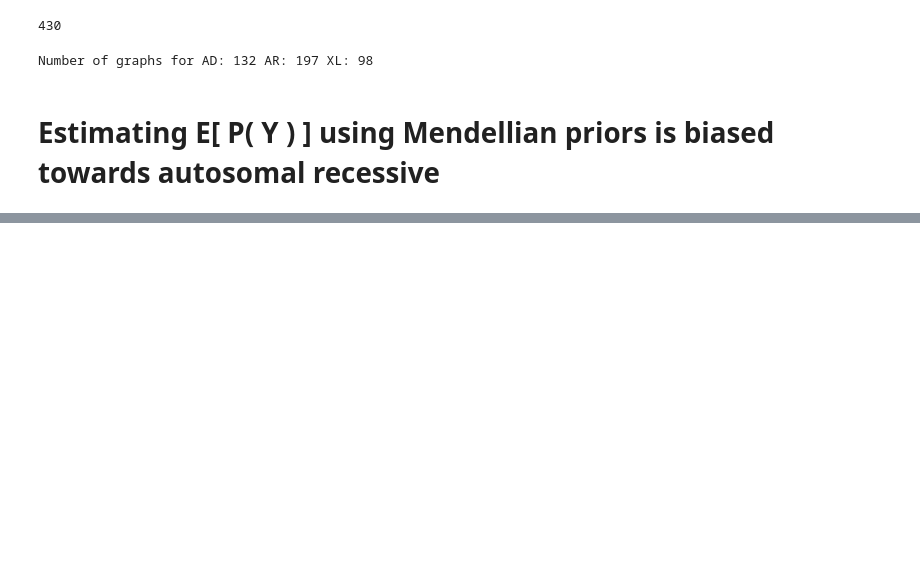
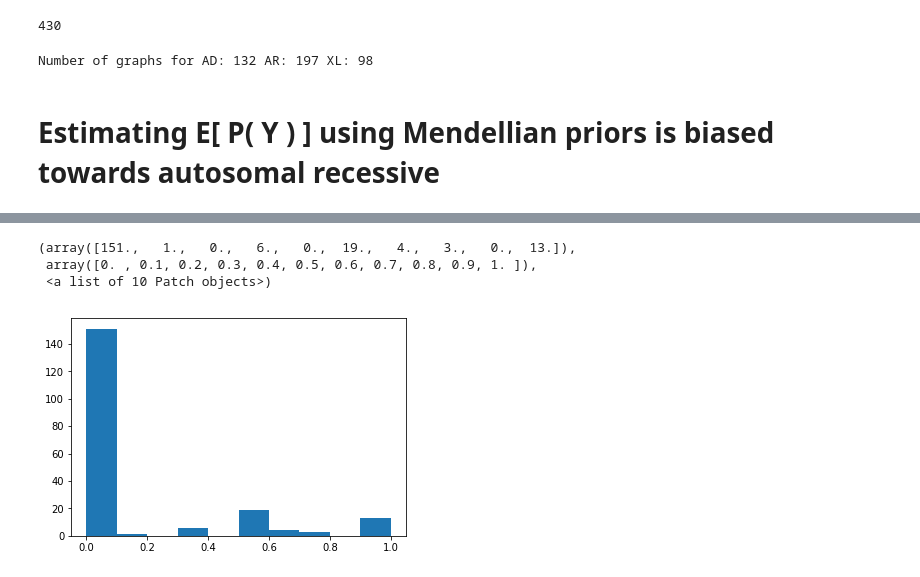
Before and after one commit to EddieCunningham/GraphLSSM, a Jupyter notebook: research/Summary.ipynb, the cells around one changed output, grey strips where cells are left out. Drawn from its saved outputs; the diff is of its cells as text; code cells hidden in the pictures; blank space fills up the shorter version.

```diff
--- a/research/Summary.ipynb
+++ b/research/Summary.ipynb
@@ -238,0 +395,18 @@ fullPredictions( ad_test_copy, ar_test_copy, xl_test_copy, N=100, strength=30, s
+# %%
+n_affected = []
+for graph, _, _ in ar_results:
+    ans = 0
+    for node, attr in graph[ 0 ].attrs.items():
+        if( attr[ 'affected' ] == True and attr[ 'sex' ] == 'male' ):
+            ans += 1
+    if( graph[ 0 ].getNumbAffected() > 1 ):
+        n_affected.append( ans / graph[ 0 ].getNumbAffected() )
+    else:
+        n_affected.append( 0 )
+#     n_affected.append( graph[ 0 ].getNumbAffected() )
+plt.hist( n_affected )
+# %% [output]
+(array([151.,   1.,   0.,   6.,   0.,  19.,   4.,   3.,   0.,  13.]),
+ array([0. , 0.1, 0.2, 0.3, 0.4, 0.5, 0.6, 0.7, 0.8, 0.9, 1. ]),
+ <a list of 10 Patch objects>)
+[figure, added]
```
Also changed, not shown: parts of 61 cells of this notebook, 12 other files.
